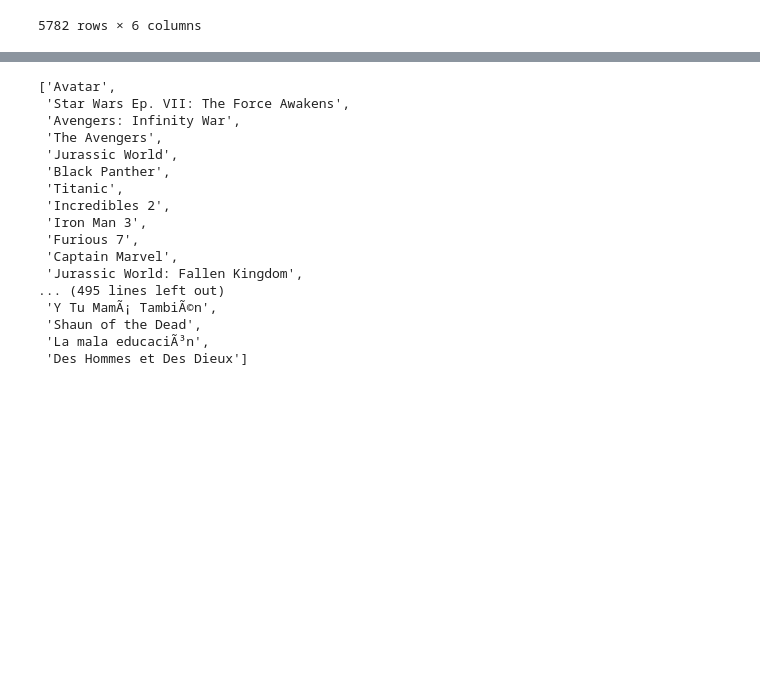
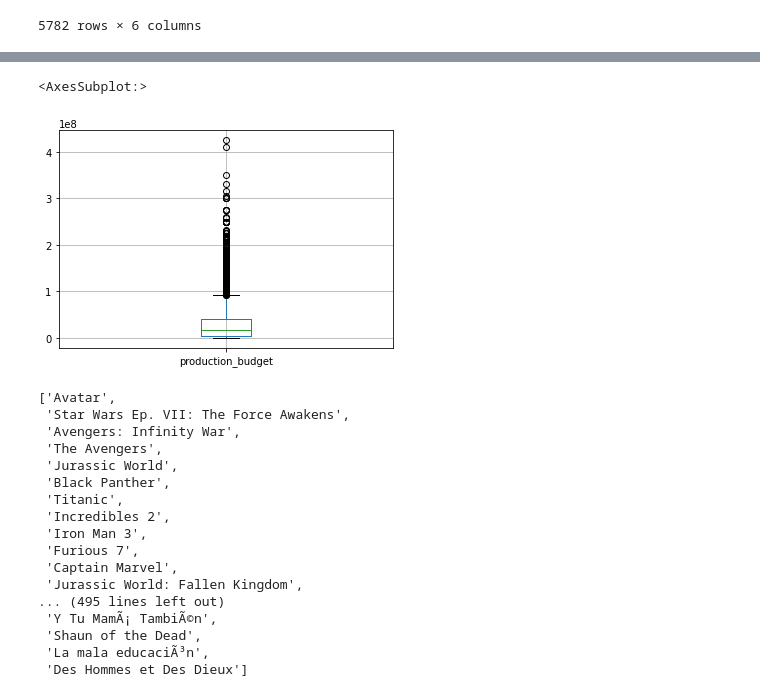
Before and after one commit to jmarkowi/Microsoft-Studios-Analysis, a Jupyter notebook: lorela_working_nb.ipynb, the cells around one changed output, grey strips where cells are left out. Saved outputs shown, nothing was run; the diff lists cells and outputs as text; code cells hidden in the pictures; blank space fills up the shorter version.

```diff
--- a/lorela_working_nb.ipynb
+++ b/lorela_working_nb.ipynb
@@ -65,0 +93,6 @@ boxplot.boxplot(return_type='axes');
+# %%
+
+movie_budgets.boxplot(column='production_budget')
+# %% [output]
+<AxesSubplot:>
+[figure, added]
```
Also changed, not shown: parts of 7 cells of this notebook, 1 other file.
